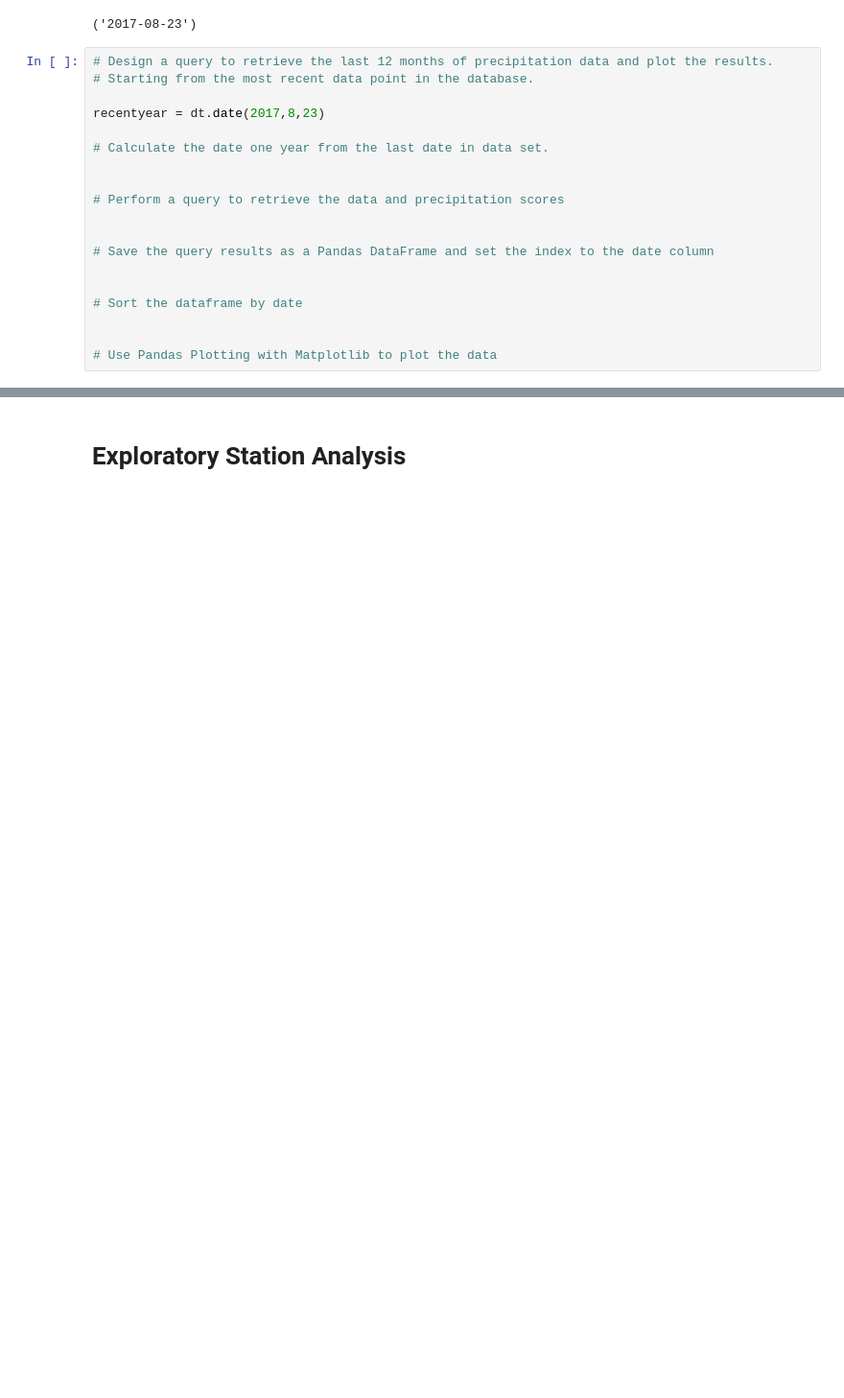
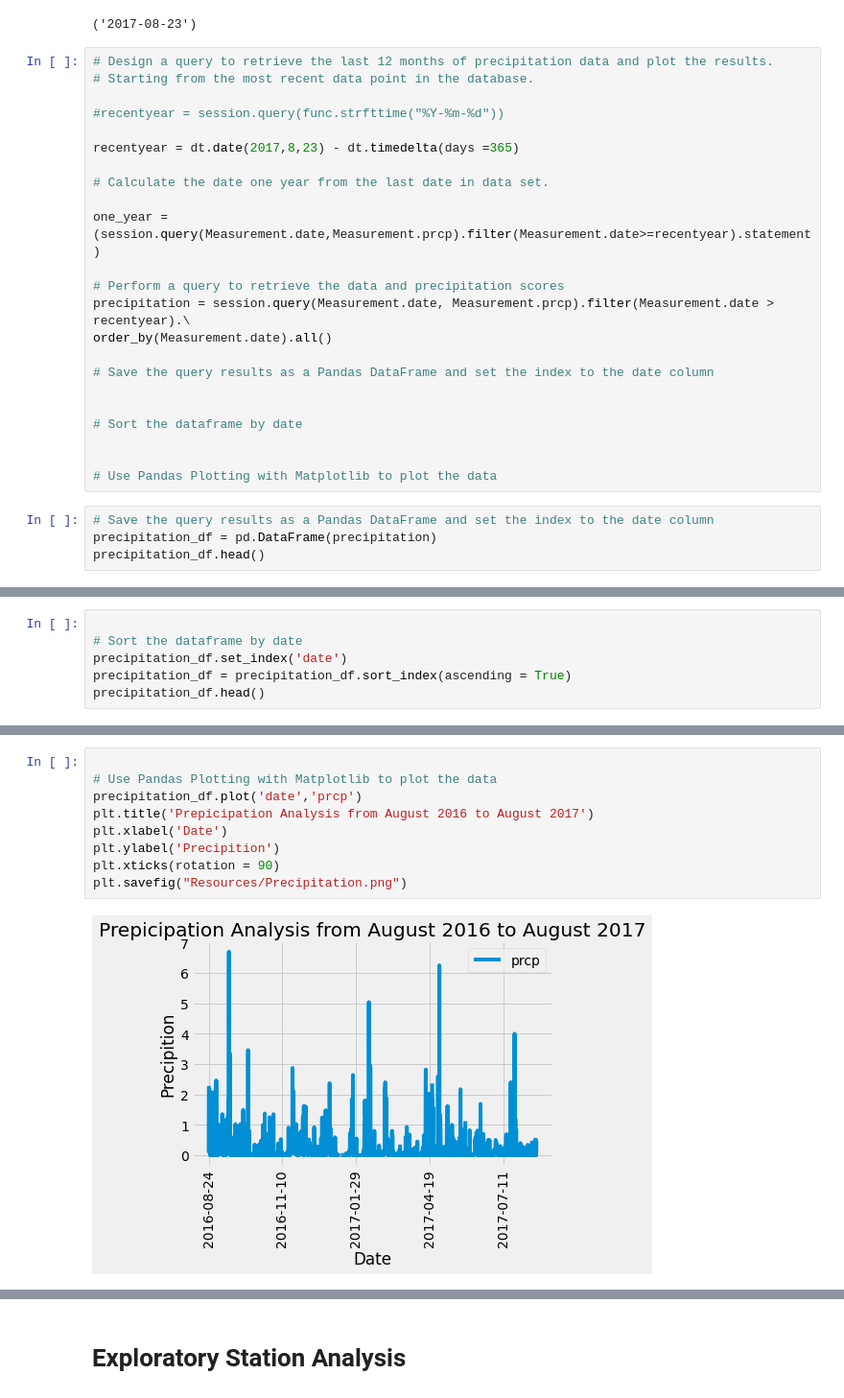
Before and after one commit to DINHC/sqlalchemy-challenge, a Jupyter notebook: climate_starter.ipynb, the cells around one changed output, grey strips where cells are left out. Shown at 96% size. Saved outputs shown, nothing was run; the diff lists cells and outputs as text; blank space fills up the shorter version.

Commit message:
Fixed issue with date and continued with code

```diff
--- a/climate_starter.ipynb
+++ b/climate_starter.ipynb
@@ -49,13 +49,17 @@ recentdate
 # Design a query to retrieve the last 12 months of precipitation data and plot the results.
 # Starting from the most recent data point in the database.
 
-recentyear = dt.date(2017,8,23)
+#recentyear = session.query(func.strfttime("%Y-%m-%d"))
+
+recentyear = dt.date(2017,8,23) - dt.timedelta(days =365)
 
 # Calculate the date one year from the last date in data set.
 
+one_year = (session.query(Measurement.date,Measurement.prcp).filter(Measurement.date>=recentyear).statement)
 
 # Perform a query to retrieve the data and precipitation scores
-
+precipitation = session.query(Measurement.date, Measurement.prcp).filter(Measurement.date > recentyear).\
+order_by(Measurement.date).all()
 
 # Save the query results as a Pandas DataFrame and set the index to the date column
 
@@ -64,3 +68,7 @@ recentyear = dt.date(2017,8,23)
 
 
 # Use Pandas Plotting with Matplotlib to plot the data
+# %%
+# Save the query results as a Pandas DataFrame and set the index to the date column
+precipitation_df = pd.DataFrame(precipitation)
+precipitation_df.head()
@@ -66,0 +82,6 @@ recentyear = dt.date(2017,8,23)
+# %%
+
+# Sort the dataframe by date
+precipitation_df.set_index('date')
+precipitation_df = precipitation_df.sort_index(ascending = True)
+precipitation_df.head()
@@ -67,2 +95,13 @@ recentyear = dt.date(2017,8,23)
+# %%
+
+# Use Pandas Plotting with Matplotlib to plot the data
+precipitation_df.plot('date','prcp')
+plt.title('Prepicipation Analysis from August 2016 to August 2017')
+plt.xlabel('Date')
+plt.ylabel('Precipition')
+plt.xticks(rotation = 90)
+plt.savefig("Resources/Precipitation.png")
+# %% [output]
+[figure, added]
 # %%
 # Use Pandas to calcualte the summary statistics for the precipitation data
```
Also changed, not shown: parts of 3 cells of this notebook, 1 other file.
